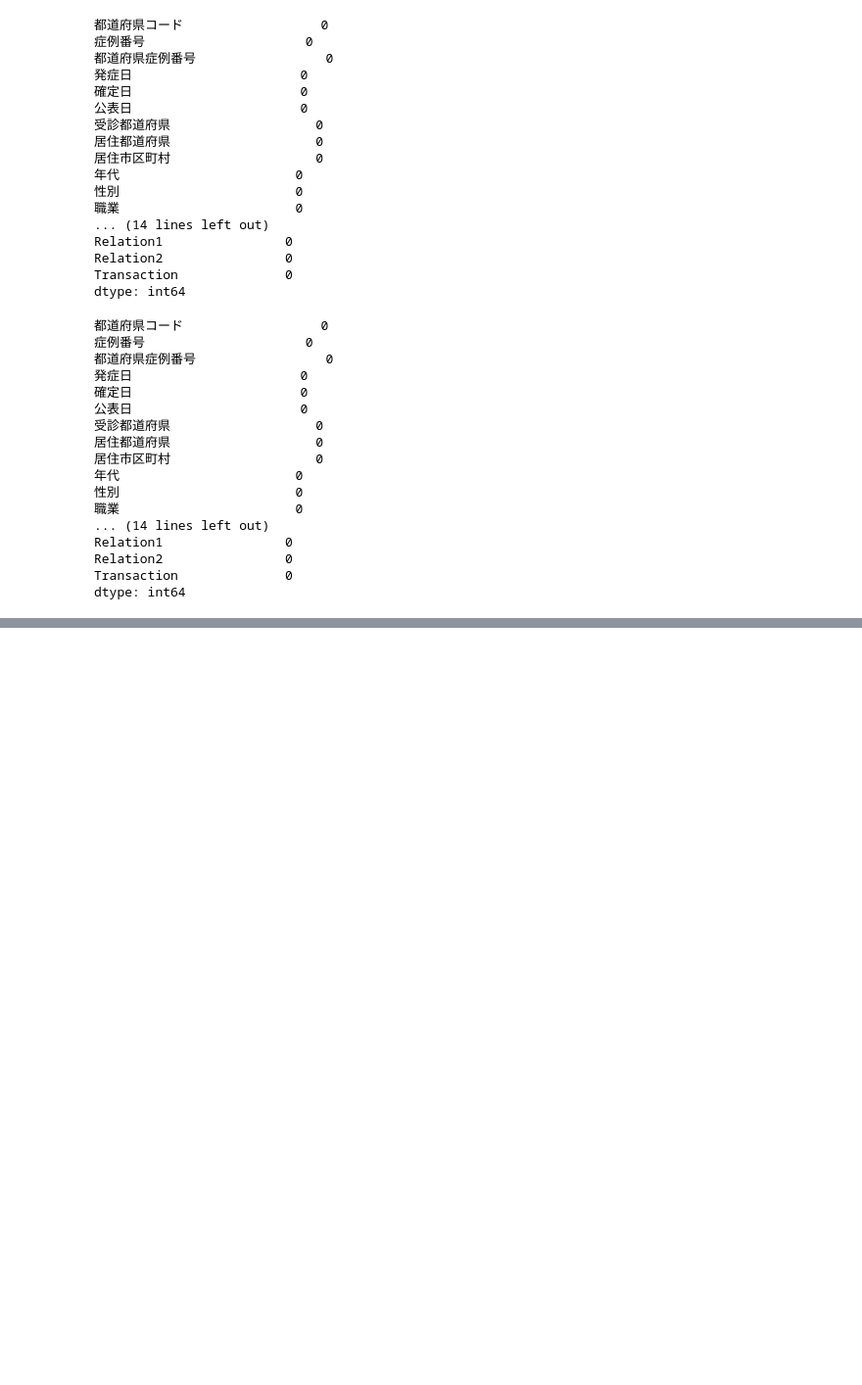
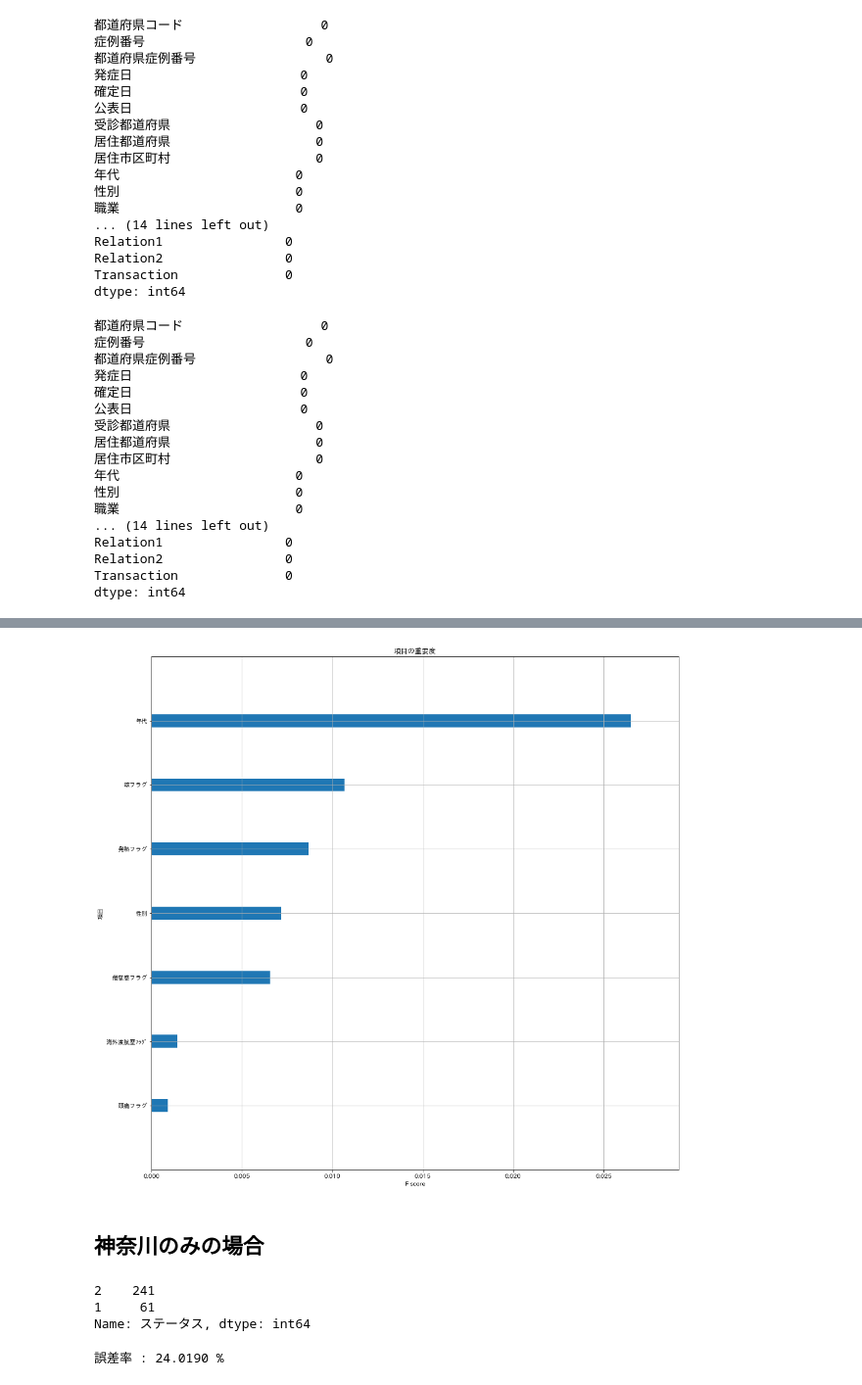
Before and after one commit to ostk0069/COVID-19-Basic-Analysis, a Jupyter notebook: signate_covid19_case_data.ipynb, the cells around one changed output, grey strips where cells are left out. Shown: that part at 98% size. Saved outputs shown, nothing was run; the diff lists cells and outputs as text; code cells hidden in the pictures; blank space fills up the shorter version.

```diff
--- a/signate_covid19_case_data.ipynb
+++ b/signate_covid19_case_data.ipynb
@@ -353,0 +305,12 @@ plt.show()
+# %%
+df_new_tokyo = df_new[df_new["都道府県コード"] == 13]
+# %%
+df_train, df_test = train_test_split(df_new_tokyo, test_size=0.3, random_state=0)
+
+y_train = df_train['ステータス']
+y_test = df_test['ステータス']
+x_train = df_train.drop(['ステータス'], axis=1)
+x_test = df_test.drop(['ステータス'], axis=1)
+
+dtrain = xgb.DMatrix(x_train, label=y_train)
+dtest = xgb.DMatrix(x_test, label=y_test)
@@ -353,0 +366,10 @@ plt.show()
+# %%
+_, ax = plt.subplots(figsize=(16, 16))
+xgb.plot_importance(model, ax=ax,  importance_type='gain', title='項目の重要度',show_values=False)
+plt.ylabel("項目")
+plt.savefig('kodate_feature.png')
+plt.show()
+# %% [output]
+[figure, added]
+# %% [markdown]
+## 神奈川のみの場合
@@ -353,0 +388,6 @@ plt.show()
+# %%
+df_train['ステータス'].value_counts()
+# %% [output]
+2    241
+1     61
+Name: ステータス, dtype: int64
@@ -353,0 +416,7 @@ plt.show()
+# %%
+y_pred = model.predict(dtest)
+y_true = y_test.values
+
+print('誤差率 : {0:.4f} %'.format(mean_error_rate(y_pred, y_test)))
+# %% [output]
+誤差率 : 24.0190 %
```
Also changed, not shown: parts of 51 cells of this notebook.
